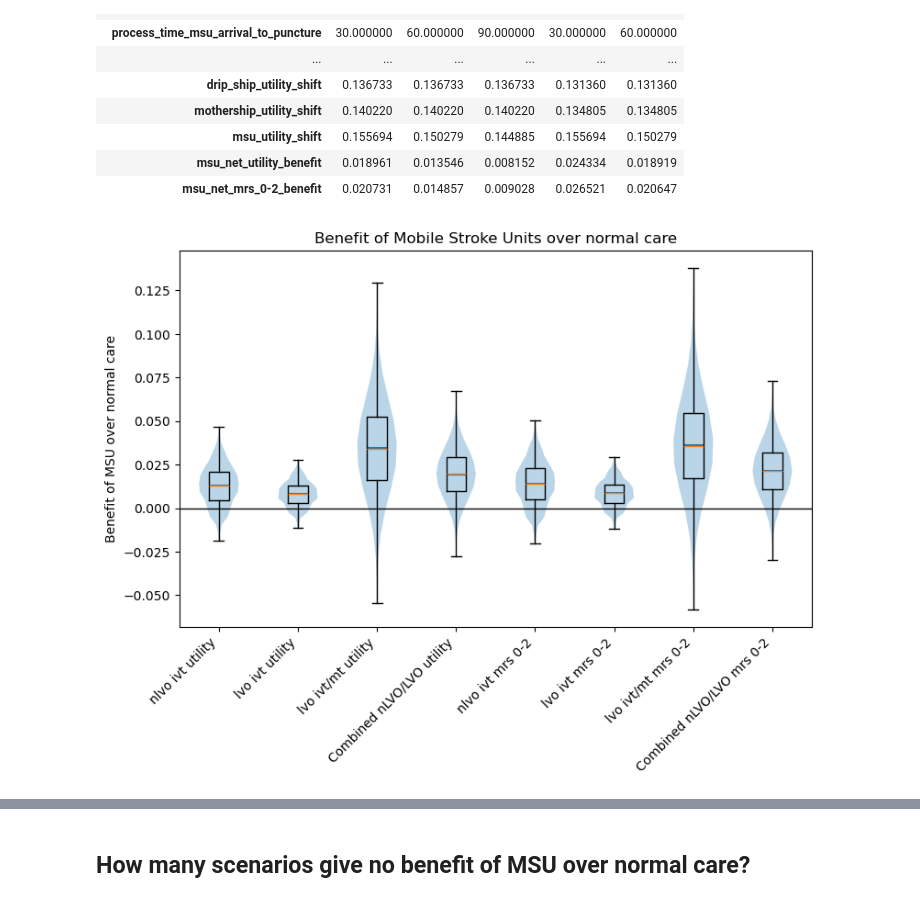
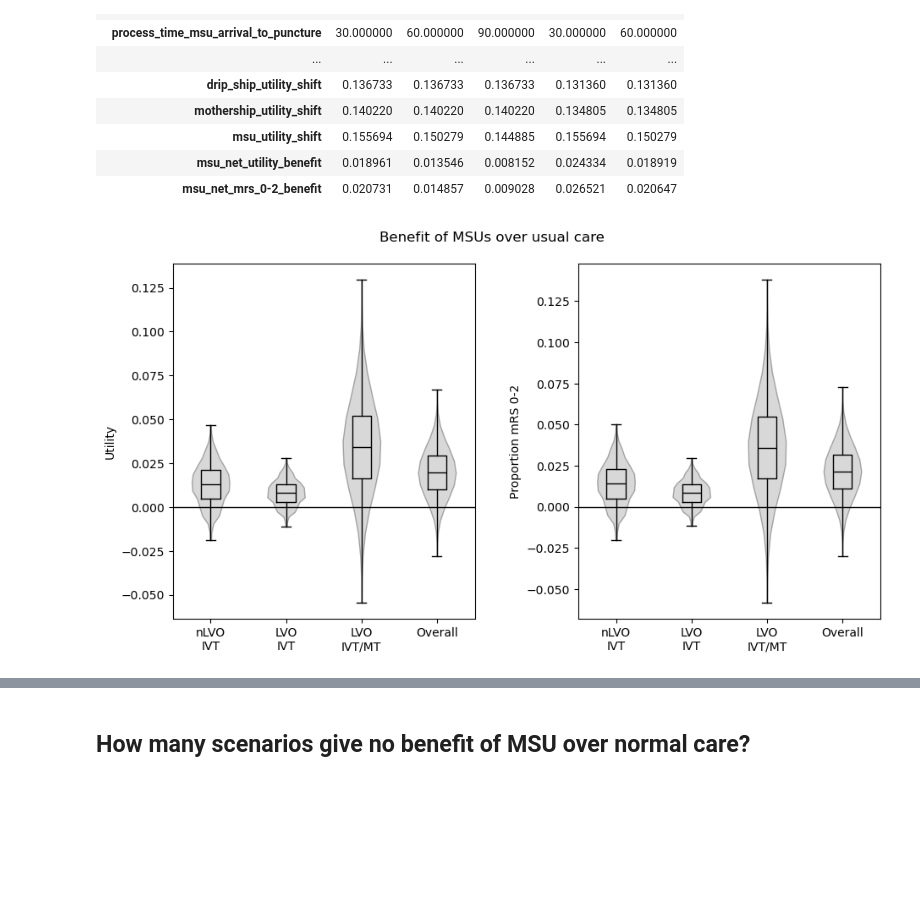
Before and after one commit to stroke-modelling/muster2, a Jupyter notebook: scenario_analysis/scenario_1_analysis.ipynb, the cells around one changed output, grey strips where cells are left out. Cells and saved outputs as stored; diff of their text form; code cells hidden in the pictures; blank space fills up the shorter version.

Commit message:
Update charts and maps

```diff
--- a/scenario_analysis/scenario_1_analysis.ipynb
+++ b/scenario_analysis/scenario_1_analysis.ipynb
@@ -134,52 +134,84 @@ results.head().T
 | msu_net_mrs_0-2_benefit | 0.020731 | 0.014857 | 0.009028 | 0.026521 | 0.020647 |
 # %%
 # Define results columns
-results_cols = [
+results_cols_utility = [
     'nlvo_msu_ivt_utility_benefit',
     'lvo_msu_ivt_utility_benefit',
     'lvo_msu_ivt_mt_utility_benefit',
     'msu_net_utility_benefit',
+]
+
+results_cols_mrs = [
     'nlvo_msu_ivt_mrs_0-2_benefit',
     'lvo_msu_ivt_mrs_0-2_benefit',
     'lvo_msu_ivt_mt_mrs_0-2_benefit',
     'msu_net_mrs_0-2_benefit'
 ]
 
 rename_dict = {
 
-    'nlvo_msu_ivt_utility_benefit':'nlvo ivt utility',
-    'lvo_msu_ivt_utility_benefit': 'lvo ivt utility',
-    'lvo_msu_ivt_mt_utility_benefit': 'lvo ivt/mt utility',
-    'nlvo_msu_ivt_mrs_0-2_benefit': 'nlvo ivt mrs 0-2',
-    'lvo_msu_ivt_mrs_0-2_benefit': 'lvo ivt mrs 0-2',
-    'lvo_msu_ivt_mt_mrs_0-2_benefit': 'lvo ivt/mt mrs 0-2',
-    'msu_net_utility_benefit': 'Combined nLVO/LVO utility',
-    'msu_net_mrs_0-2_benefit': 'Combined nLVO/LVO mrs 0-2'
+    'nlvo_msu_ivt_utility_benefit':'nLVO\nIVT',
+    'lvo_msu_ivt_utility_benefit': 'LVO\nIVT',
+    'lvo_msu_ivt_mt_utility_benefit': 'LVO\nIVT/MT',
+    'nlvo_msu_ivt_mrs_0-2_benefit': 'nLVO\nIVT',
+    'lvo_msu_ivt_mrs_0-2_benefit': 'LVO\nIVT',
+    'lvo_msu_ivt_mt_mrs_0-2_benefit': 'LVO\nIVT/MT',
+    'msu_net_utility_benefit': 'Overall',
+    'msu_net_mrs_0-2_benefit': 'Overall'
 }
 
-# Plot violin plot
-fig = plt.figure(figsize=(8,6))
-ax = fig.add_subplot(111)
-ax.violinplot(results[results_cols], showextrema=False, showmeans=True, points=15)
-# Add boxplot
-ax.boxplot(results[results_cols], positions=np.arange(1, len(results_cols)+1), widths=0.25, whis=100)
+
+fig = plt.figure(figsize=(10,6))
+
+# Utility
+ax = fig.add_subplot(121)
+parts = ax.violinplot(results[results_cols_utility], showextrema=False, showmeans=False, points=15)
+for pc in parts['bodies']:
+    pc.set_facecolor('0.5')
+    pc.set_edgecolor('k')
+ax.boxplot(results[results_cols_utility], positions=np.arange(1, len(results_cols_utility)+1), widths=0.25, whis=100)
+# Set median line color to black
+for line in ax.lines:
+    line.set_color('black')
 # Add x-axis labels
-ax.set_xticks(np.arange(1, len(results_cols)+1))
+ax.set_xticks(np.arange(1, len(results_cols_utility)+1))
 # Set labels using rename dict
-ax.set_xticklabels([rename_dict[col] for col in results_cols])
-plt.xticks(rotation=45, ha='right')
+ax.set_xticklabels([rename_dict[col] for col in results_cols_utility])
+plt.xticks(rotation=0, ha='center')
 # Add a line at y=0
 plt.axhline(0, color='black', lw=1)
-# Add labels
-plt.ylabel('Benefit of MSU over normal care')
+plt.ylabel('Utility')
+
+
+# mRS
+ax = fig.add_subplot(122)
+parts = ax.violinplot(results[results_cols_mrs], showextrema=False, showmeans=False, points=15)
+for pc in parts['bodies']:
+    pc.set_facecolor('0.5')
+    pc.set_edgecolor('k')
+ax.boxplot(results[results_cols_mrs], positions=np.arange(1, len(results_cols_mrs)+1), widths=0.25, whis=100)
+# Set median line color to black
+for line in ax.lines:
+    line.set_color('black')
+# Add x-axis labels
+ax.set_xticks(np.arange(1, len(results_cols_mrs)+1))
+# Set labels using rename dict
+ax.set_xticklabels([rename_dict[col] for col in results_cols_mrs])
+plt.xticks(rotation=0, ha='center')
+# Add a line at y=0
+plt.axhline(0, color='black', lw=1)
+plt.ylabel('Proportion mRS 0-2')
+
+
 plt.tight_layout()
-plt.title('Benefit of Mobile Stroke Units over normal care')
-plt.savefig('scenario_1_results_benefit.png', dpi=300, bbox_inches='tight')
+plt.suptitle('Benefit of MSUs over usual care', y=0.90)
+plt.tight_layout(pad=3)
+plt.savefig('scenario_results_summary.png', dpi=300, bbox_inches='tight')
 
 
 plt.show()
 # %% [output]
-[figure, old version]
+[figure, new version]
 # %%
 summary = results[results_cols].describe().T
 # Rename rows
```
Also changed, not shown: parts of 6 cells of this notebook, 9 other files.
